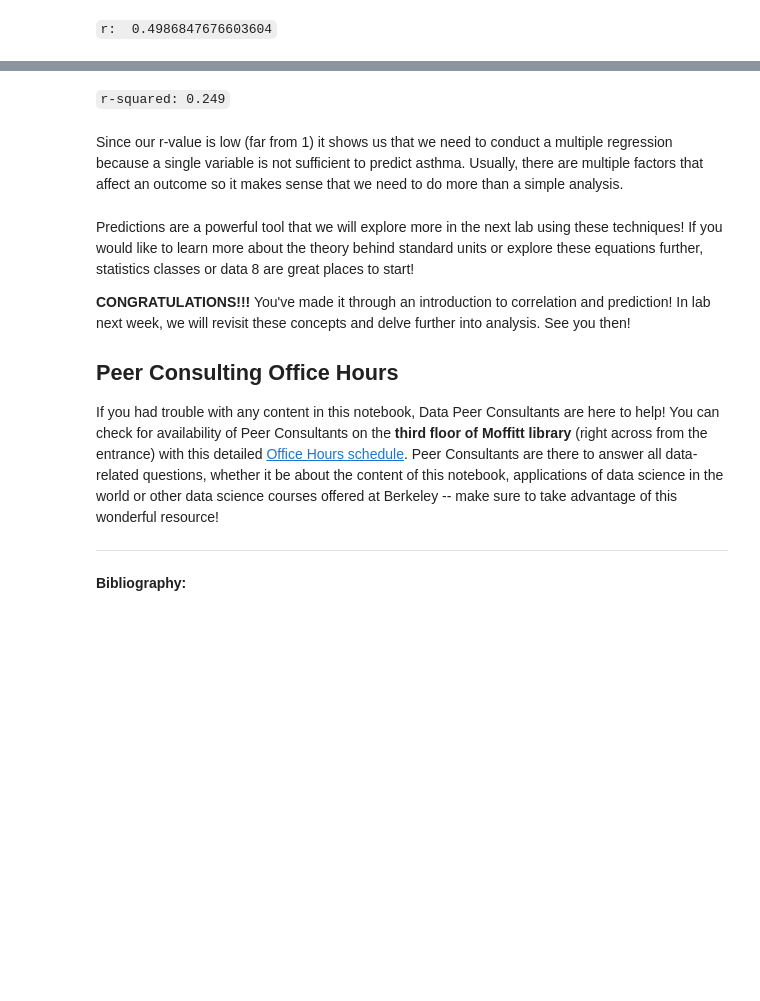
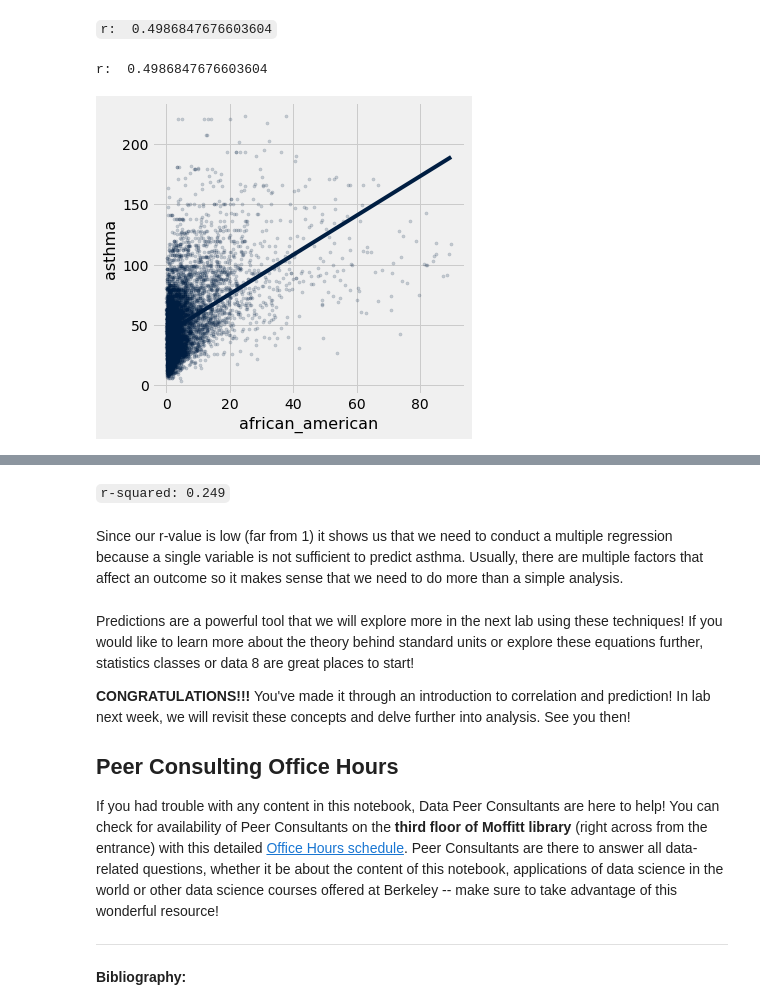
Before and after one commit to ds-modules/ESPM-163ac, a Jupyter notebook: Lecture/Lecture_Notebook.ipynb, the cells around one changed output, grey strips where cells are left out. Drawn from its saved outputs; the diff is of its cells as text; code cells hidden in the pictures; blank space fills up the shorter version.

```diff
--- a/Lecture/Lecture_Notebook.ipynb
+++ b/Lecture/Lecture_Notebook.ipynb
@@ -261,6 +284,9 @@ slope_of_reg_line
 intercept_of_reg_line = ...
 intercept_of_reg_line
 # %%
-print('r: ', correlation(clean_data, 'african_american', 'asthma'))
-clean_data.scatter("african_american", "asthma", fit_line=True, alpha = .18, s = 10)
+print('r: ', correlation(clean_ces_data, 'african_american', 'asthma'))
+clean_ces_data.scatter("african_american", "asthma", fit_line=True, alpha = .18, s = 10)
+# %% [output]
+r:  0.4986847676603604
+[figure, added]
 # %%
```
Also changed, not shown: parts of 7 cells of this notebook, 1 other file.
